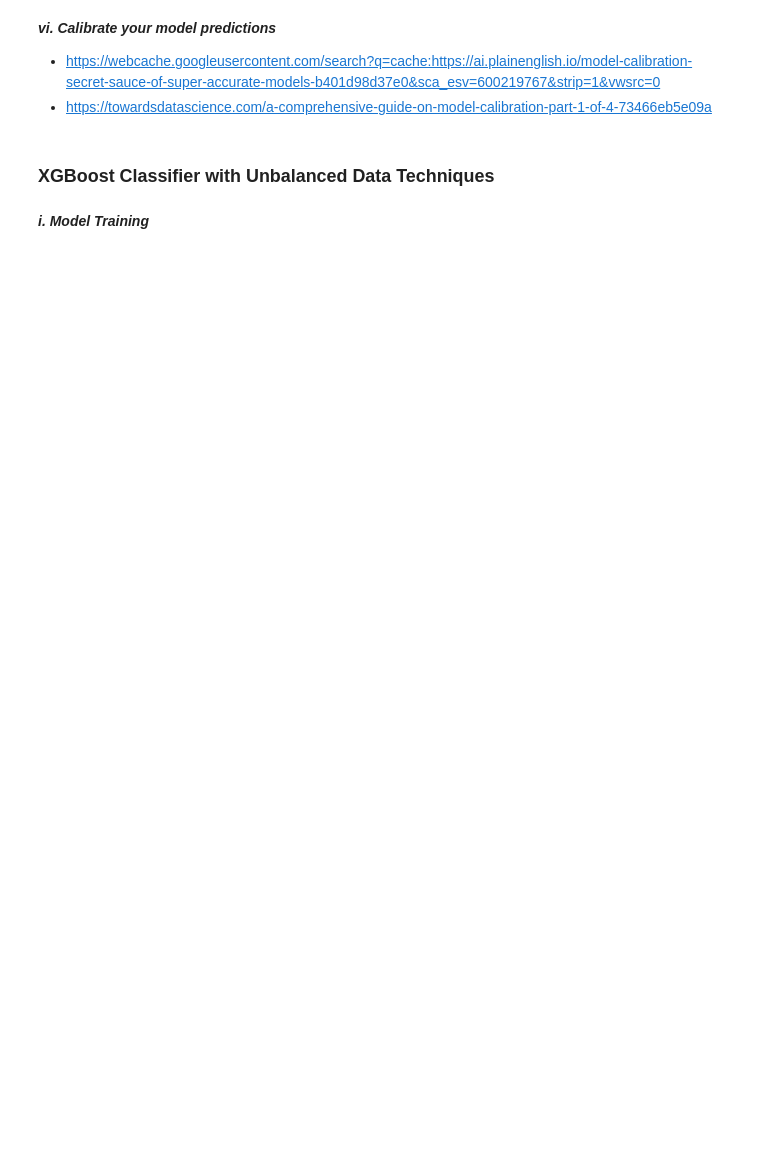
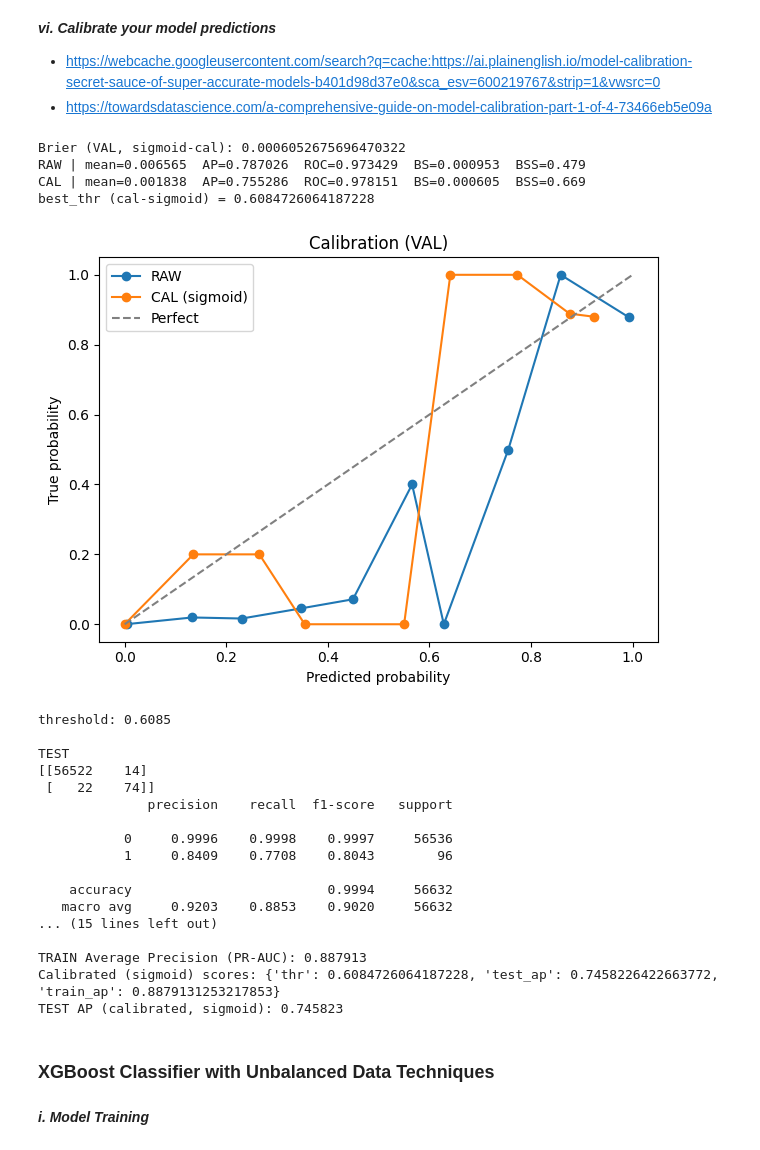
Before and after one commit to zaferyildirim-1/fraud-detection, a Jupyter notebook: Fraud Detection_Student_V5.ipynb, the cells around one changed output. Drawn from its saved outputs; the diff is of its cells as text; code cells hidden in the pictures; blank space fills up the shorter version.

```diff
--- a/Fraud Detection_Student_V5.ipynb
+++ b/Fraud Detection_Student_V5.ipynb
@@ -1821,6 +1975,84 @@ KeyboardInterrupt:
 ***vi. Calibrate your model predictions***
 - https://webcache.googleusercontent.com/search?q=cache:https://ai.plainenglish.io/model-calibration-secret-sauce-of-super-accurate-models-b401d98d37e0&sca_esv=600219767&strip=1&vwsrc=0
 - https://towardsdatascience.com/a-comprehensive-guide-on-model-calibration-part-1-of-4-73466eb5e09a
+# %%
+from sklearn.calibration import CalibratedClassifierCV, calibration_curve
+
+# --- 1) Fit calibrated wrapper (Platt / sigmoid) ---
+calib_sig = CalibratedClassifierCV(
+    estimator=best_rf_local,   # tuned RF pipeline
+    method='sigmoid',
+    cv=5
+)
+calib_sig.fit(X_tr, y_tr)
+
+# --- 2) Probas (VAL): RAW vs CAL ---
+proba_raw_val = best_rf_local.predict_proba(X_val)[:, 1]
+proba_cal_val = calib_sig.predict_proba(X_val)[:, 1]
+
+print("Brier (VAL, sigmoid-cal):", brier_score_loss(y_val, proba_cal_val))
+
+# --- 3) Kısa özet (VAL) ---
+p = y_val.mean()
+bs_ref = p * (1 - p)
+
+def summarize(name, y, p_hat):
+    bs  = brier_score_loss(y, p_hat)
+    bss = 1 - (bs / bs_ref)
+    print(f"{name:>3} | mean={p_hat.mean():.6f}  AP={average_precision_score(y,p_hat):.6f}  "
+          f"ROC={roc_auc_score(y,p_hat):.6f}  BS={bs:.6f}  BSS={bss:.3f}")
+
+summarize("RAW", y_val, proba_raw_val)
+summarize("CAL", y_val, proba_cal_val)
+
+# --- 4) En iyi eşik (VAL, calibrated) ---
+prec, rec, thr = precision_recall_curve(y_val, proba_cal_val)
+f1 = 2 * prec * rec / (prec + rec + 1e-12)
+best_ix  = np.nanargmax(f1[:-1])  # son noktanın threshold'u yok
+best_thr = float(thr[best_ix])
+print("best_thr (cal-sigmoid) =", best_thr)
+
+# --- 5) Calibration plot (VAL) — RAW vs CAL ---
+pt_r, pp_r = calibration_curve(y_val, proba_raw_val, n_bins=10, strategy='uniform')
+pt_c, pp_c = calibration_curve(y_val, proba_cal_val, n_bins=10, strategy='uniform')
+
+plt.figure()
+plt.plot(pp_r, pt_r, marker='o', label='RAW')
+plt.plot(pp_c, pt_c, marker='o', label='CAL (sigmoid)')
+plt.plot([0,1], [0,1], '--', color='gray', label='Perfect')
+plt.xlabel("Predicted probability"); plt.ylabel("True probability"); plt.title("Calibration (VAL)")
+plt.legend(); plt.tight_layout(); plt.show()
+
+# --- 6) TEST değerlendirme (kalibre model + VAL'den seçilen eşik) ---
+scores_cal_sig = eval_metric(calib_sig, X_tr, y_tr, X_te, y_te, thr=best_thr)
+print("Calibrated (sigmoid) scores:", scores_cal_sig)
+
+# (Opsiyonel) PR-AUC (TEST) kalibre edilmiş olasılıkla
+p_te_cal = calib_sig.predict_proba(X_te)[:, 1]
+print("TEST AP (calibrated, sigmoid):", round(average_precision_score(y_te, p_te_cal), 6))
+# %% [output]
+Brier (VAL, sigmoid-cal): 0.0006052675696470322
+RAW | mean=0.006565  AP=0.787026  ROC=0.973429  BS=0.000953  BSS=0.479
+CAL | mean=0.001838  AP=0.755286  ROC=0.978151  BS=0.000605  BSS=0.669
+best_thr (cal-sigmoid) = 0.6084726064187228
+[figure, added]
+threshold: 0.6085
+
+TEST
+[[56522    14]
+ [   22    74]]
+              precision    recall  f1-score   support
+
+           0     0.9996    0.9998    0.9997     56536
+           1     0.8409    0.7708    0.8043        96
+
+    accuracy                         0.9994     56632
+   macro avg     0.9203    0.8853    0.9020     56632
+... (15 lines left out)
+
+TRAIN Average Precision (PR-AUC): 0.887913
+Calibrated (sigmoid) scores: {'thr': 0.6084726064187228, 'test_ap': 0.7458226422663772, 'train_ap': 0.8879131253217853}
+TEST AP (calibrated, sigmoid): 0.745823
 # %% [markdown]
 ### XGBoost Classifier with Unbalanced Data Techniques
 # %% [markdown]
```
Also changed, not shown: parts of 75 cells of this notebook.
